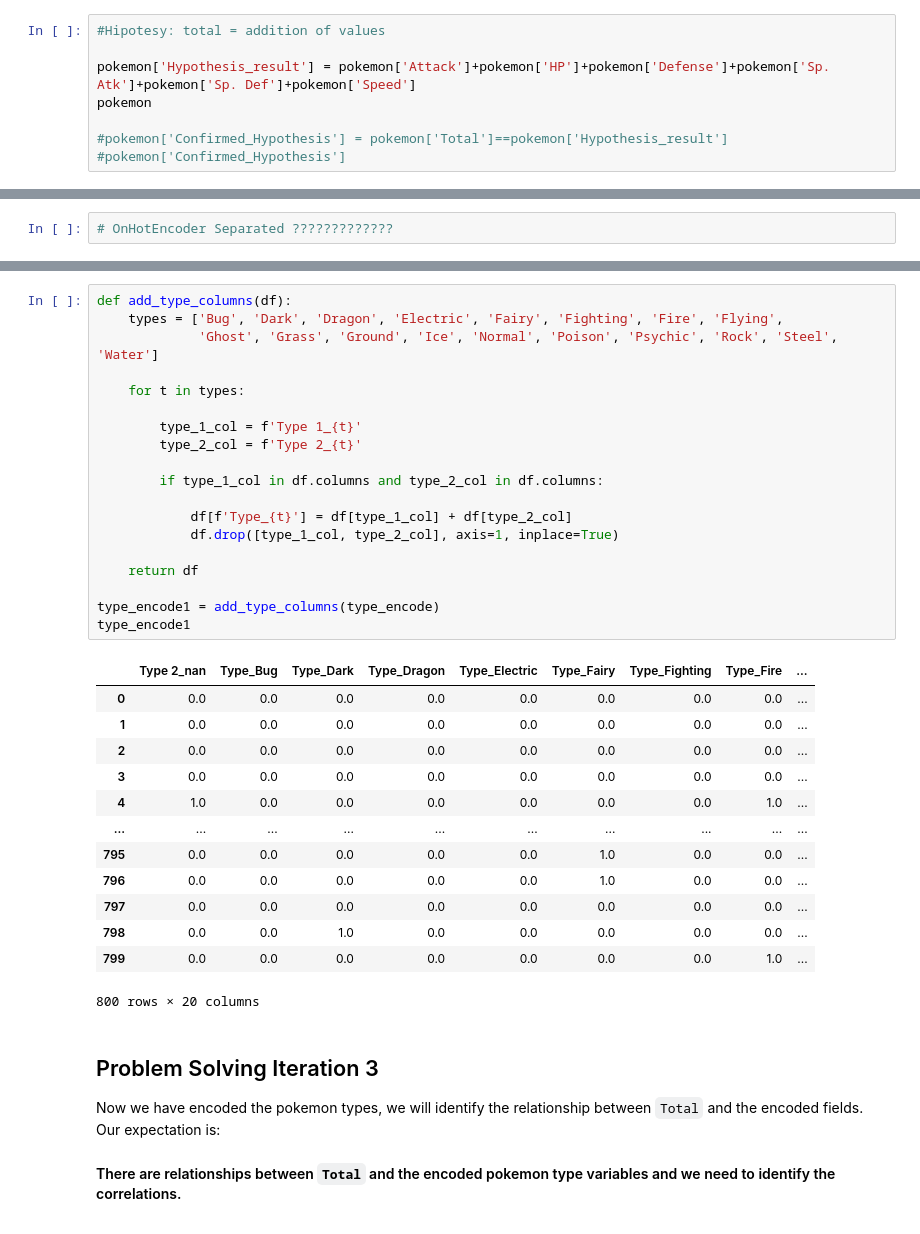
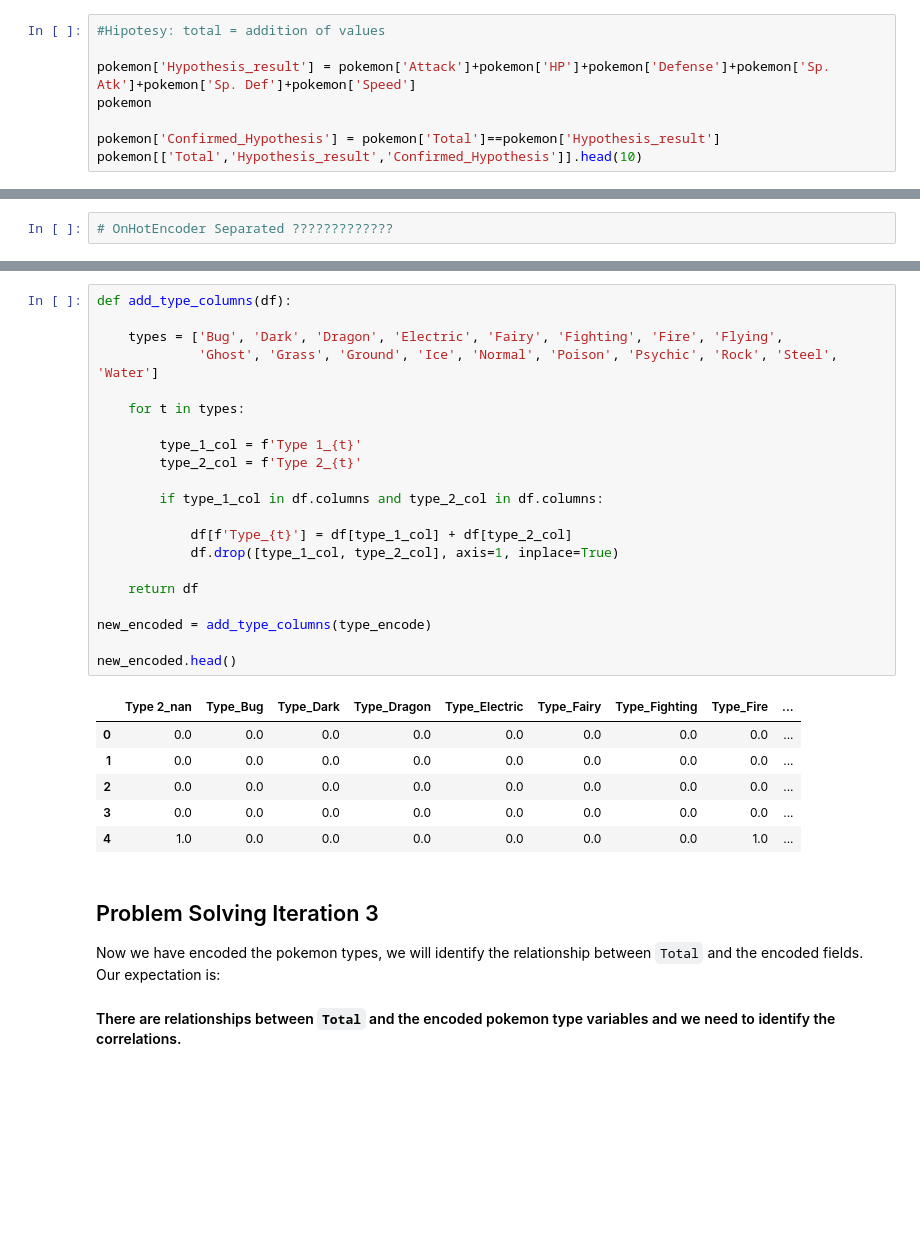
Before and after one commit to alleida23/lab-dataframe-calculations, a Jupyter notebook: your-code/Challenge-2 Albert.ipynb, the cells around one changed output, grey strips where cells are left out. Cells and saved outputs as stored; diff of their text form; blank space fills up the shorter version.

```diff
--- a/your-code/Challenge-2 Albert.ipynb
+++ b/your-code/Challenge-2 Albert.ipynb
@@ -57,6 +59,6 @@ In the cell below, make a hypothesis on how `Total` is computed and test your hy
 pokemon['Hypothesis_result'] = pokemon['Attack']+pokemon['HP']+pokemon['Defense']+pokemon['Sp. Atk']+pokemon['Sp. Def']+pokemon['Speed']
 pokemon
 
-#pokemon['Confirmed_Hypothesis'] = pokemon['Total']==pokemon['Hypothesis_result']
-#pokemon['Confirmed_Hypothesis']
+pokemon['Confirmed_Hypothesis'] = pokemon['Total']==pokemon['Hypothesis_result']
+pokemon[['Total','Hypothesis_result','Confirmed_Hypothesis']].head(10)
 # %% [output]
@@ -158,36 +162,31 @@ type_encode
 # %%
 def add_type_columns(df):
+
     types = ['Bug', 'Dark', 'Dragon', 'Electric', 'Fairy', 'Fighting', 'Fire', 'Flying',
              'Ghost', 'Grass', 'Ground', 'Ice', 'Normal', 'Poison', 'Psychic', 'Rock', 'Steel', 'Water']
 
     for t in types:
 
         type_1_col = f'Type 1_{t}'
         type_2_col = f'Type 2_{t}'
 
         if type_1_col in df.columns and type_2_col in df.columns:
 
             df[f'Type_{t}'] = df[type_1_col] + df[type_2_col]
             df.drop([type_1_col, type_2_col], axis=1, inplace=True)
 
     return df
 
-type_encode1 = add_type_columns(type_encode)
-type_encode1
+new_encoded = add_type_columns(type_encode)
+
+new_encoded.head()
 # %% [output]
 |  | Type 2_nan | Type_Bug | Type_Dark | Type_Dragon | Type_Electric | Type_Fairy | Type_Fighting | Type_Fire | ... |
 | 0 | 0.0 | 0.0 | 0.0 | 0.0 | 0.0 | 0.0 | 0.0 | 0.0 | ... |
 | 1 | 0.0 | 0.0 | 0.0 | 0.0 | 0.0 | 0.0 | 0.0 | 0.0 | ... |
 | 2 | 0.0 | 0.0 | 0.0 | 0.0 | 0.0 | 0.0 | 0.0 | 0.0 | ... |
 | 3 | 0.0 | 0.0 | 0.0 | 0.0 | 0.0 | 0.0 | 0.0 | 0.0 | ... |
 | 4 | 1.0 | 0.0 | 0.0 | 0.0 | 0.0 | 0.0 | 0.0 | 1.0 | ... |
-| ... | ... | ... | ... | ... | ... | ... | ... | ... | ... |
-| 795 | 0.0 | 0.0 | 0.0 | 0.0 | 0.0 | 1.0 | 0.0 | 0.0 | ... |
-| 796 | 0.0 | 0.0 | 0.0 | 0.0 | 0.0 | 1.0 | 0.0 | 0.0 | ... |
-| 797 | 0.0 | 0.0 | 0.0 | 0.0 | 0.0 | 0.0 | 0.0 | 0.0 | ... |
-| 798 | 0.0 | 0.0 | 1.0 | 0.0 | 0.0 | 0.0 | 0.0 | 0.0 | ... |
-| 799 | 0.0 | 0.0 | 0.0 | 0.0 | 0.0 | 0.0 | 0.0 | 1.0 | ... |
-800 rows × 20 columns
 # %% [markdown]
 ## Problem Solving Iteration 3
 
```
Also changed, not shown: parts of 17 cells of this notebook.
